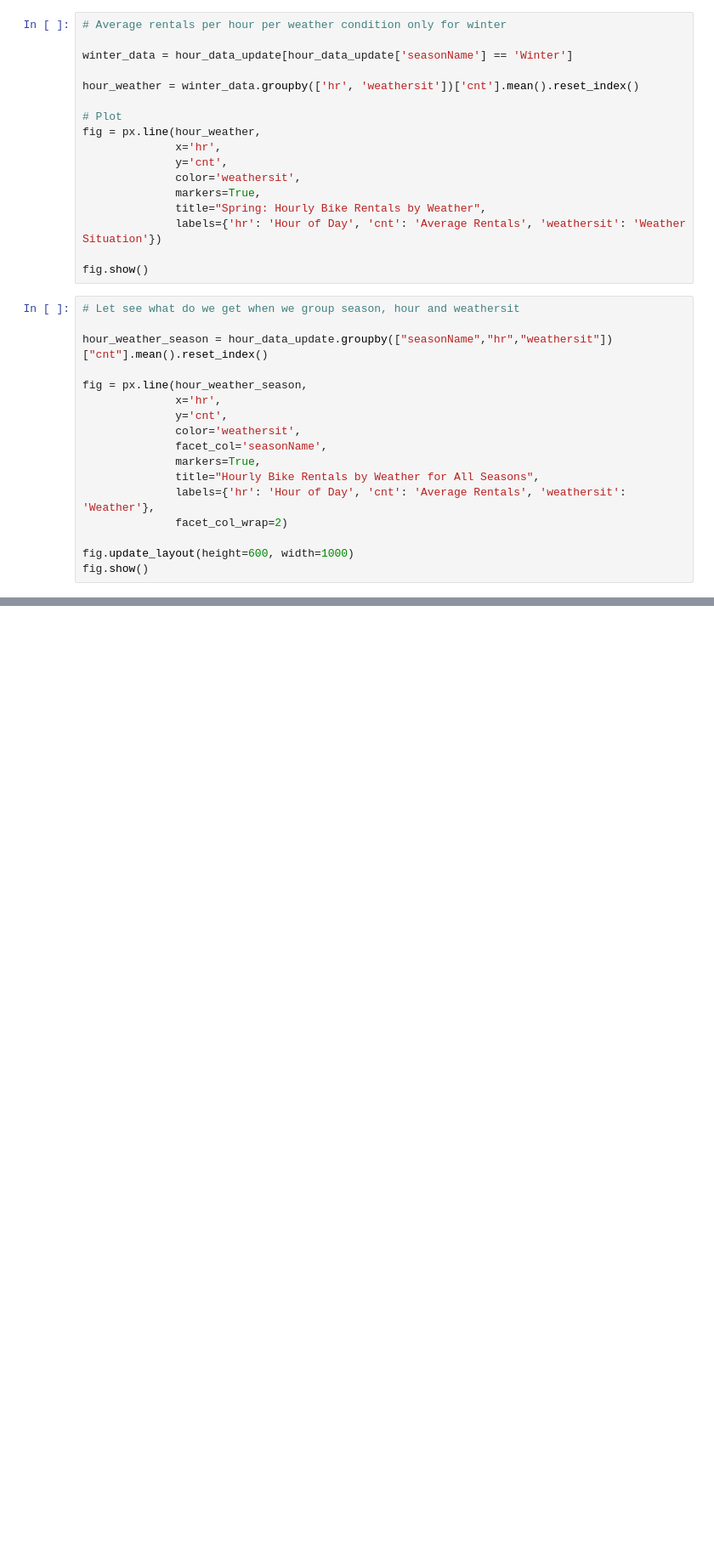
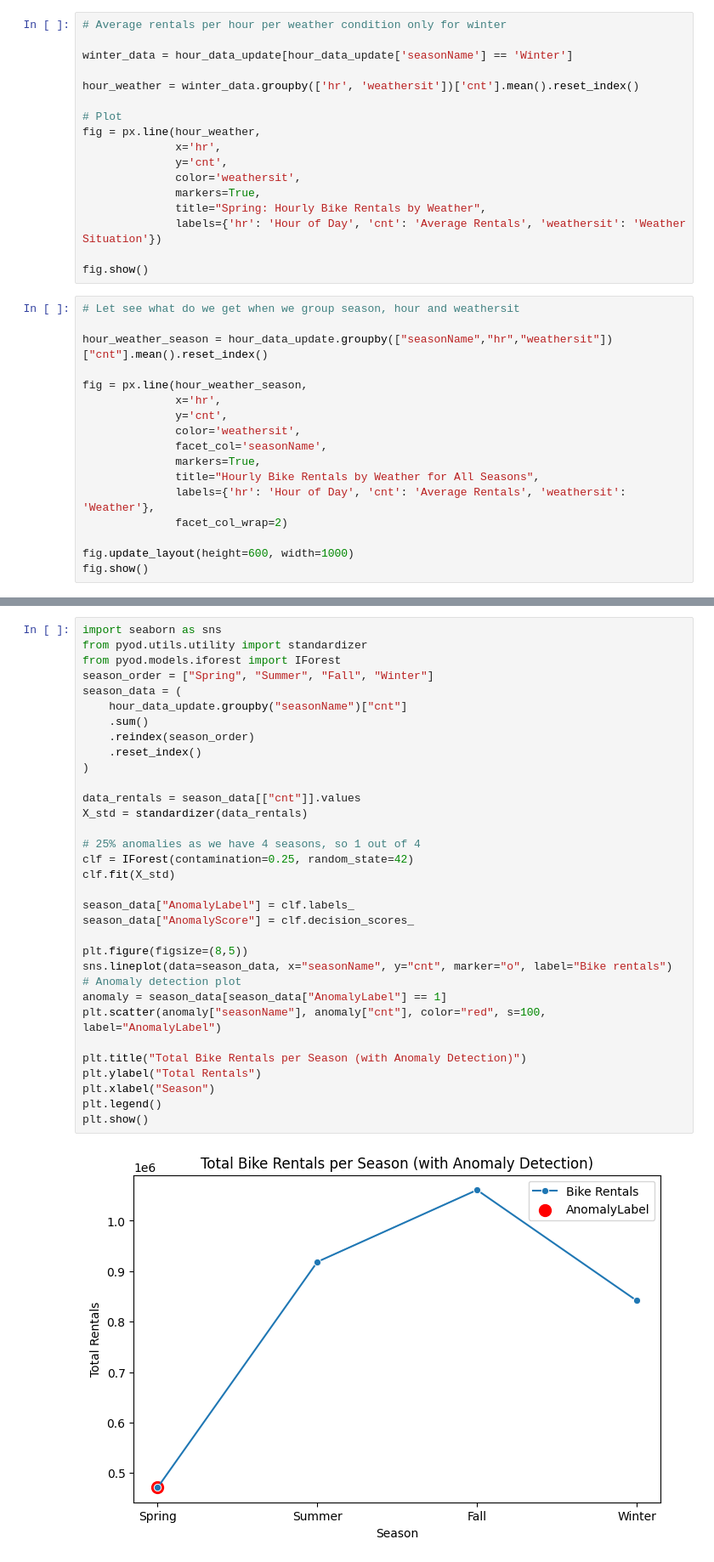
Before and after one commit to basudeo88/data_mining, a Jupyter notebook: analysis.ipynb, the cells around one changed output, grey strips where cells are left out. Shown: that part at 85% size. Cells and saved outputs as stored; diff of their text form; blank space fills up the shorter version.

```diff
--- a/analysis.ipynb
+++ b/analysis.ipynb
@@ -311,0 +330,35 @@ fig.show()
+# %%
+import seaborn as sns
+from pyod.utils.utility import standardizer
+from pyod.models.iforest import IForest
+season_order = ["Spring", "Summer", "Fall", "Winter"]
+season_data = (
+    hour_data_update.groupby("seasonName")["cnt"]
+    .sum()
+    .reindex(season_order)
+    .reset_index()
+)
+
+data_rentals = season_data[["cnt"]].values
+X_std = standardizer(data_rentals)
+
+# 25% anomalies as we have 4 seasons, so 1 out of 4
+clf = IForest(contamination=0.25, random_state=42)
+clf.fit(X_std)
+
+season_data["AnomalyLabel"] = clf.labels_
+season_data["AnomalyScore"] = clf.decision_scores_
+
+plt.figure(figsize=(8,5))
+sns.lineplot(data=season_data, x="seasonName", y="cnt", marker="o", label="Bike rentals")
+# Anomaly detection plot
+anomaly = season_data[season_data["AnomalyLabel"] == 1]
+plt.scatter(anomaly["seasonName"], anomaly["cnt"], color="red", s=100, label="AnomalyLabel")
+
+plt.title("Total Bike Rentals per Season (with Anomaly Detection)")
+plt.ylabel("Total Rentals")
+plt.xlabel("Season")
+plt.legend()
+plt.show()
+# %% [output]
+[figure, added]
```
Also changed, not shown: parts of 8 cells of this notebook, 1 other file.
